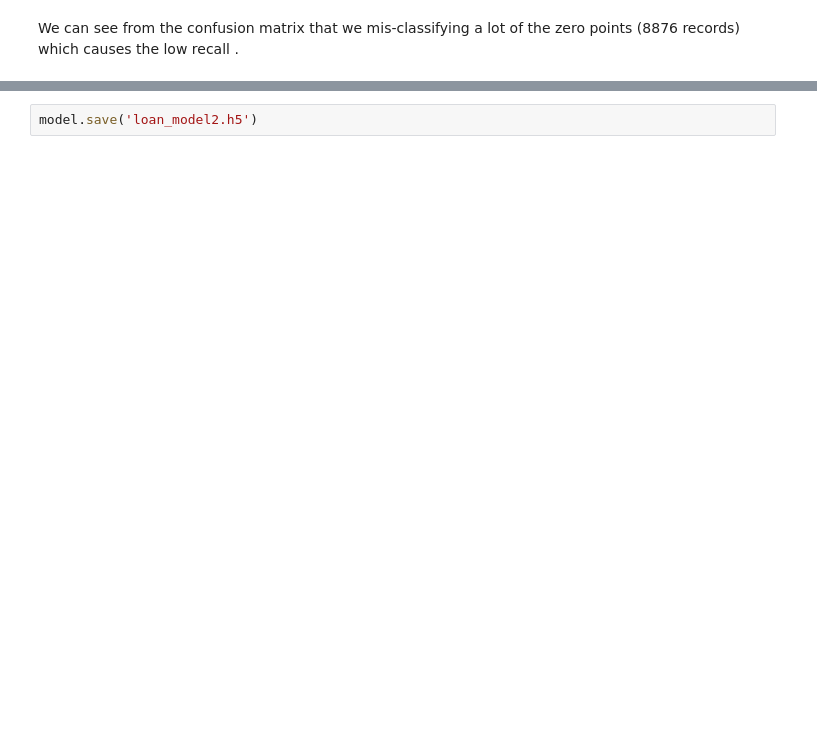
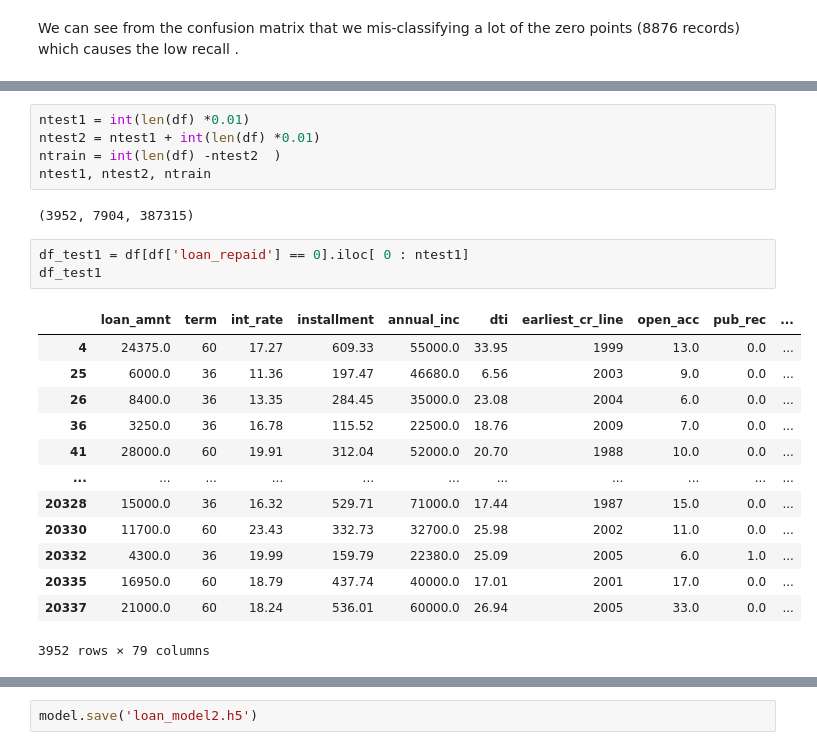
Before and after one commit to MosheHabaz/LendingClub-Neural-network-model, a Jupyter notebook: loan_project.ipynb, the cells around one changed output, grey strips where cells are left out. Cells and saved outputs as stored; diff of their text form; blank space fills up the shorter version.

```diff
--- a/loan_project.ipynb
+++ b/loan_project.ipynb
@@ -1087,0 +1198,24 @@ We can see from the confusion matrix that we mis-classifying a lot of the zero p
+# %%
+ntest1 = int(len(df) *0.01)
+ntest2 = ntest1 + int(len(df) *0.01)
+ntrain = int(len(df) -ntest2  )
+ntest1, ntest2, ntrain
+# %% [output]
+(3952, 7904, 387315)
+# %%
+df_test1 = df[df['loan_repaid'] == 0].iloc[ 0 : ntest1]
+df_test1
+# %% [output]
+|  | loan_amnt | term | int_rate | installment | annual_inc | dti | earliest_cr_line | open_acc | pub_rec | ... |
+| 4 | 24375.0 | 60 | 17.27 | 609.33 | 55000.0 | 33.95 | 1999 | 13.0 | 0.0 | ... |
+| 25 | 6000.0 | 36 | 11.36 | 197.47 | 46680.0 | 6.56 | 2003 | 9.0 | 0.0 | ... |
+| 26 | 8400.0 | 36 | 13.35 | 284.45 | 35000.0 | 23.08 | 2004 | 6.0 | 0.0 | ... |
+| 36 | 3250.0 | 36 | 16.78 | 115.52 | 22500.0 | 18.76 | 2009 | 7.0 | 0.0 | ... |
+| 41 | 28000.0 | 60 | 19.91 | 312.04 | 52000.0 | 20.70 | 1988 | 10.0 | 0.0 | ... |
+| ... | ... | ... | ... | ... | ... | ... | ... | ... | ... | ... |
+| 20328 | 15000.0 | 36 | 16.32 | 529.71 | 71000.0 | 17.44 | 1987 | 15.0 | 0.0 | ... |
+| 20330 | 11700.0 | 60 | 23.43 | 332.73 | 32700.0 | 25.98 | 2002 | 11.0 | 0.0 | ... |
+| 20332 | 4300.0 | 36 | 19.99 | 159.79 | 22380.0 | 25.09 | 2005 | 6.0 | 1.0 | ... |
+| 20335 | 16950.0 | 60 | 18.79 | 437.74 | 40000.0 | 17.01 | 2001 | 17.0 | 0.0 | ... |
+| 20337 | 21000.0 | 60 | 18.24 | 536.01 | 60000.0 | 26.94 | 2005 | 33.0 | 0.0 | ... |
+3952 rows × 79 columns
```
Also changed, not shown: parts of 58 cells of this notebook.
